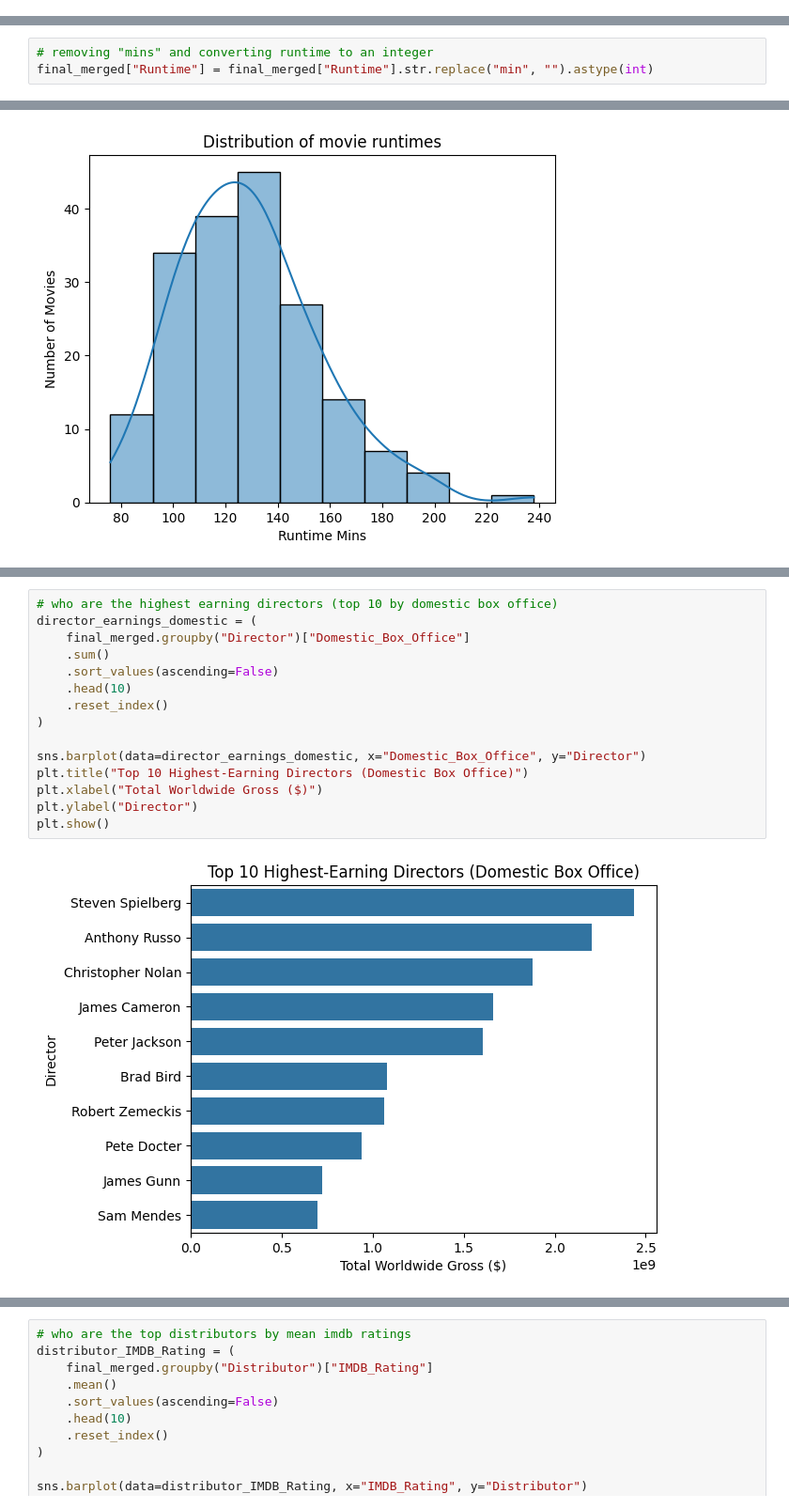
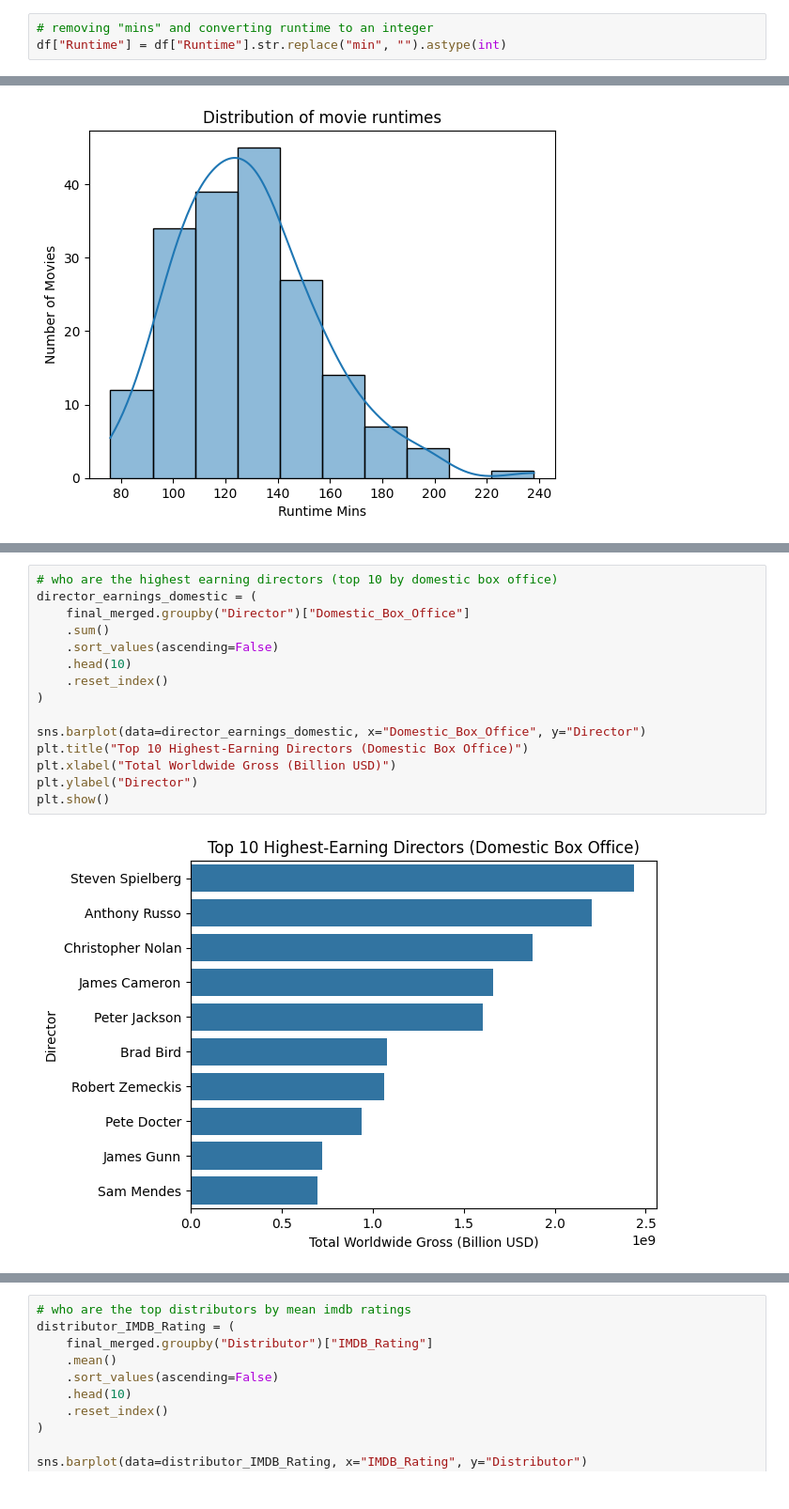
Before and after one commit to abdolhmed/Data_Acquisition_Preprocessing_CA, a Jupyter notebook: MovieCA.ipynb, the cells around one changed output, grey strips where cells are left out. Shown at 94% size. Saved outputs shown, nothing was run; the diff lists cells and outputs as text.

```diff
--- a/MovieCA.ipynb
+++ b/MovieCA.ipynb
@@ -66,0 +93,3 @@ df_sorted.head()
+# %%
+# removing "mins" and converting runtime to an integer
+df["Runtime"] = df["Runtime"].str.replace("min", "").astype(int)
@@ -384,3 +427,0 @@ str
-# %%
-# removing "mins" and converting runtime to an integer
-final_merged["Runtime"] = final_merged["Runtime"].str.replace("min", "").astype(int)
@@ -403,20 +467,20 @@ plt.show()
 # %%
 # who are the highest earning directors (top 10 by domestic box office)
 director_earnings_domestic = (
     final_merged.groupby("Director")["Domestic_Box_Office"]
     .sum()
     .sort_values(ascending=False)
     .head(10)
     .reset_index()
 )
 
 sns.barplot(data=director_earnings_domestic, x="Domestic_Box_Office", y="Director")
 plt.title("Top 10 Highest-Earning Directors (Domestic Box Office)")
-plt.xlabel("Total Worldwide Gross ($)")
+plt.xlabel("Total Worldwide Gross (Billion USD)")
 plt.ylabel("Director")
 plt.show()
 # %% [output]
-[figure, old version]
+[figure, new version]
 # %%
 # who are the highest earning directors (top 10 by international box office)
 director_earnings_international = (
```
Also changed, not shown: parts of 25 cells of this notebook.
